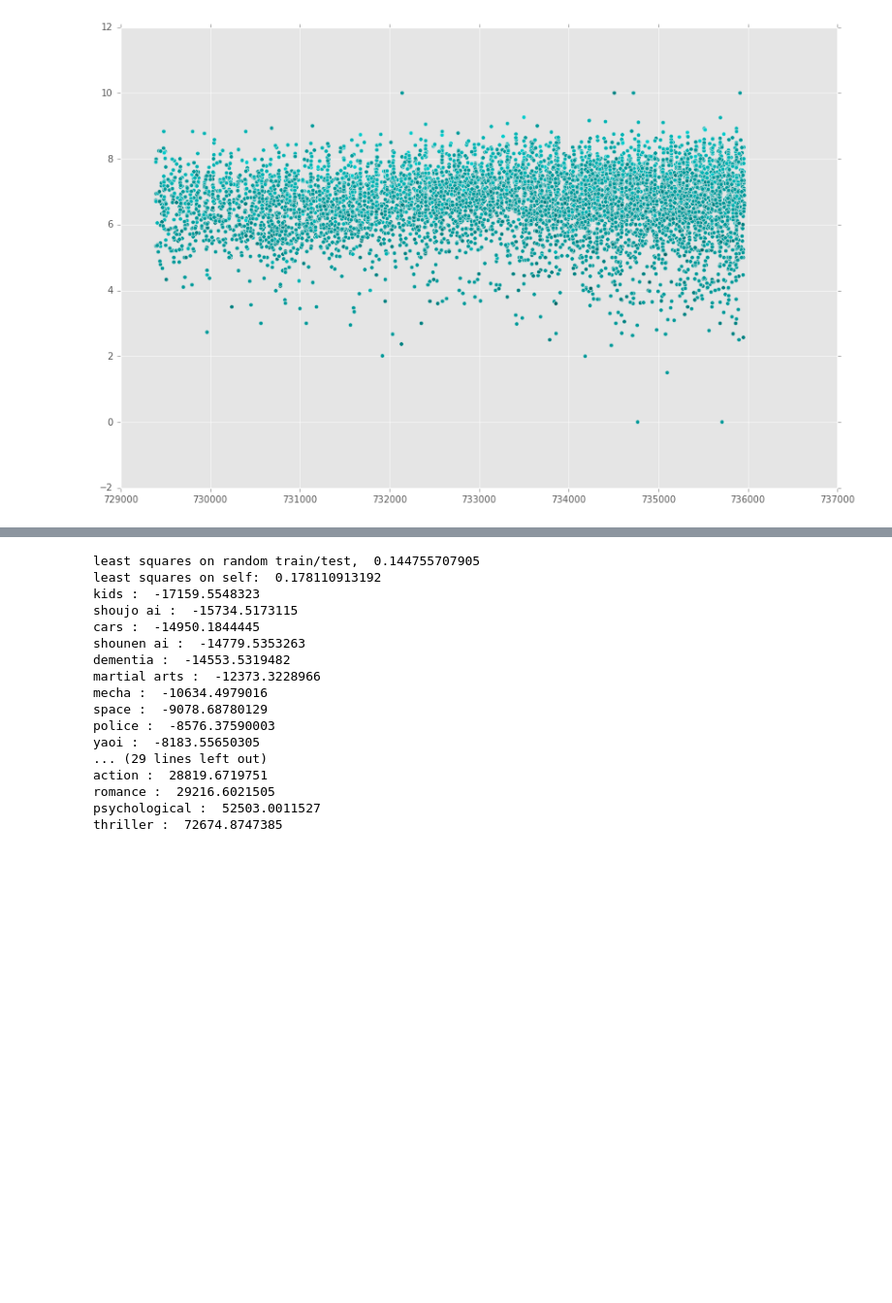
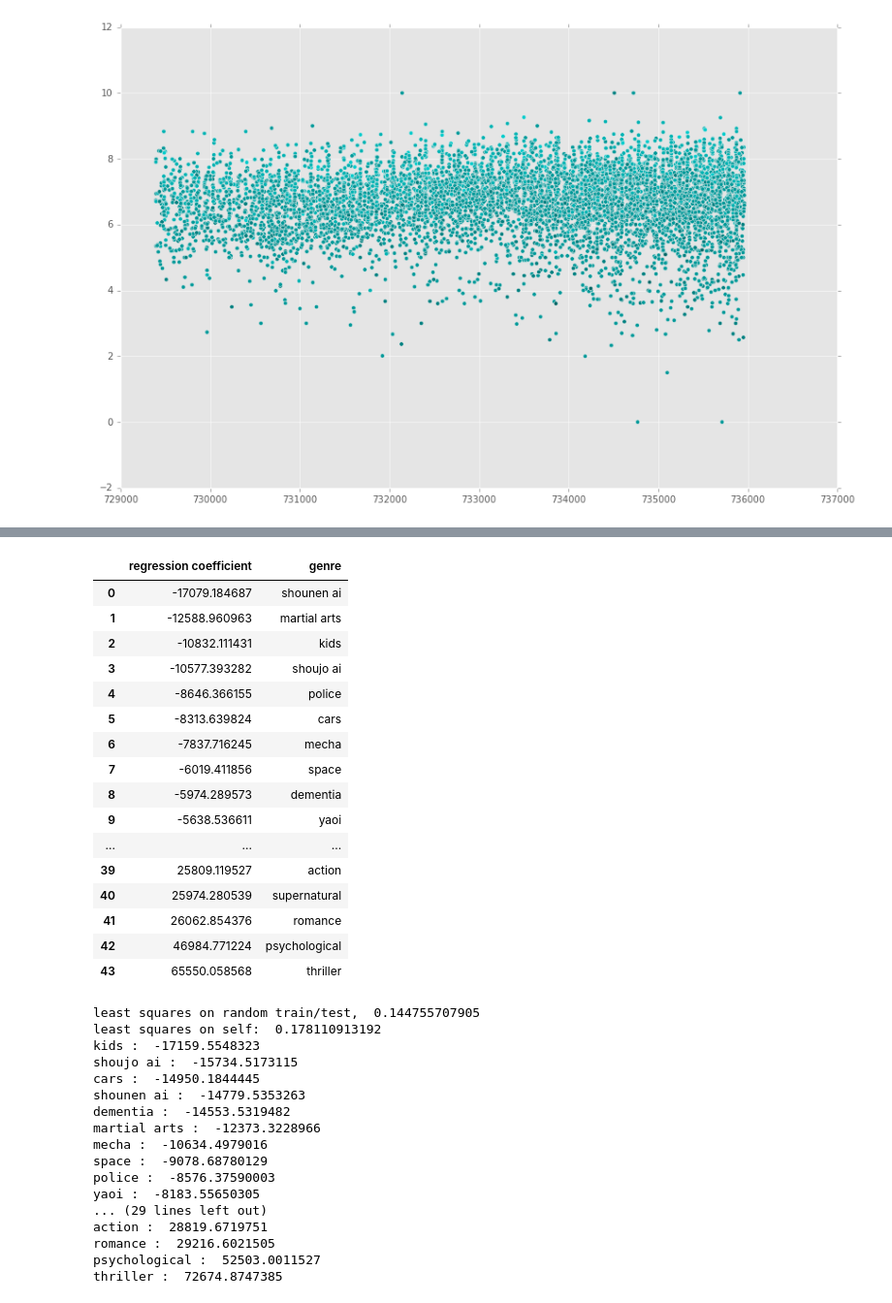
Before and after one commit to FourSwordKirby/MALDataScience, a Jupyter notebook: regression_stats.ipynb, the cells around one changed output, grey strips where cells are left out. Shown at 97% size. Cells and saved outputs as stored; diff of their text form; code cells hidden in the pictures; blank space fills up the shorter version.

```diff
--- a/regression_stats.ipynb
+++ b/regression_stats.ipynb
@@ -110,3 +124,37 @@ josei :  0.694115083638
+# %%
+X = MAL_df[all_genre]
+y = MAL_df["members"]
+
+reg = linear_model.LinearRegression()
+reg.fit (X, y)
+
+pair = zip(reg.coef_, all_genre)
+pair = sorted(pair)
+
+df = pd.DataFrame(pair)
+
+df.columns = ['regression coefficient', 'genre']
+df = df[(df['genre'] != 'hentai') & (df['genre'] != "no genres have been added yet.")]
+
+df.head(100)
+# %% [output]
+|  | regression coefficient | genre |
+| 0 | -17079.184687 | shounen ai |
+| 1 | -12588.960963 | martial arts |
+| 2 | -10832.111431 | kids |
+| 3 | -10577.393282 | shoujo ai |
+| 4 | -8646.366155 | police |
+| 5 | -8313.639824 | cars |
+| 6 | -7837.716245 | mecha |
+| 7 | -6019.411856 | space |
+| 8 | -5974.289573 | dementia |
+| 9 | -5638.536611 | yaoi |
+| ... | ... | ... |
+| 39 | 25809.119527 | action |
+| 40 | 25974.280539 | supernatural |
+| 41 | 26062.854376 | romance |
+| 42 | 46984.771224 | psychological |
+| 43 | 65550.058568 | thriller |
 # %%
 import matplotlib
 matplotlib.rcParams['figure.figsize'] = (30.0, 90.0)
```
Also changed, not shown: parts of 5 cells of this notebook, 4 other files.
